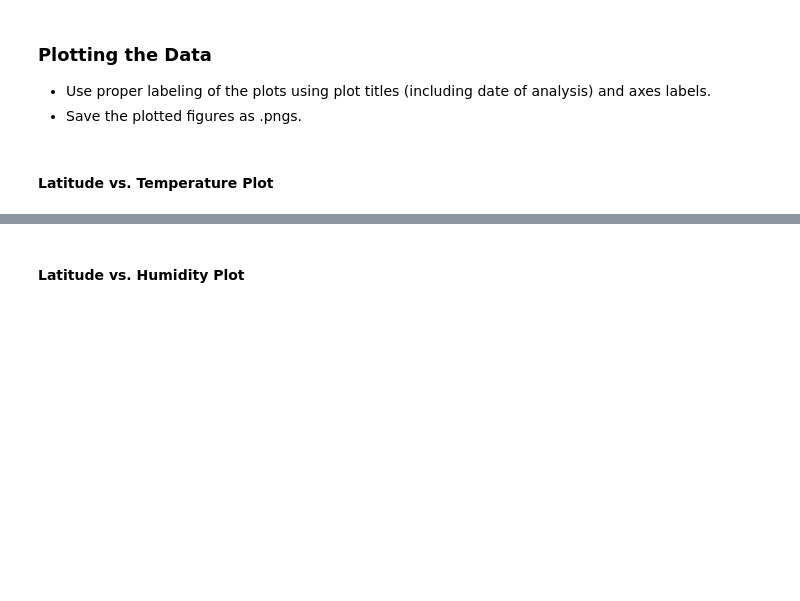
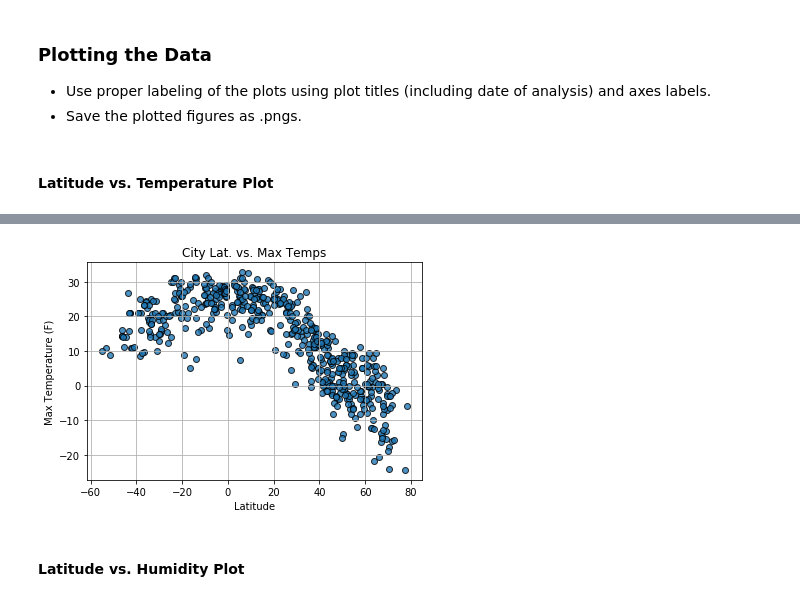
Before and after one commit to drivera537/API_Python, a Jupyter notebook: Instructions/starter_code/WeatherPy.ipynb, the cells around one changed output, grey strips where cells are left out. Saved outputs shown, nothing was run; the diff lists cells and outputs as text; code cells hidden in the pictures; blank space fills up the shorter version.

```diff
--- a/Instructions/starter_code/WeatherPy.ipynb
+++ b/Instructions/starter_code/WeatherPy.ipynb
@@ -54,7 +57,7 @@ for lat_lng in lat_lngs:
 
 # Print the city count to confirm sufficient count
 len(cities)
-cities = cities[0:500]
+cities = cities[0:600]
 # print(cities)
 len(cities)
 # %% [output]
@@ -123,0 +169,6 @@ dtype: int64
+# %%
+# turn list into a df
+cities_df = pd.DataFrame(city_info)
+# cities_df.head()
+
+cities_df.count()
@@ -125,5 +201,13 @@ dtype: int64
 ### Plotting the Data
 * Use proper labeling of the plots using plot titles (including date of analysis) and axes labels.
 * Save the plotted figures as .pngs.
+# %%
+#pull related info from data frames for plotting
+
+clouds = cities_df['Cloudiness']
+humidity = cities_df['Humidity']
+lat = cities_df['Lat']
+max_temp = cities_df ['Max Temp']
+wind = cities_df['Wind Speed']
 # %% [markdown]
 #### Latitude vs. Temperature Plot
@@ -133,2 +214,15 @@ dtype: int64
+# %%
+plt.scatter(lat, max_temp, edgecolor = 'black', linewidths = 1,
+            marker = 'o', alpha = .8, label = "Cities")
+
+
+plt.title("City Lat. vs. Max Temps")
+plt.ylabel("Max Temperature (F)")
+plt.xlabel("Latitude")
+plt.grid(True)
+
+plt.show()
+# %% [output]
+[figure, added]
 # %% [markdown]
 #### Latitude vs. Humidity Plot
```
Also changed, not shown: parts of 16 cells of this notebook, 2 other files.
